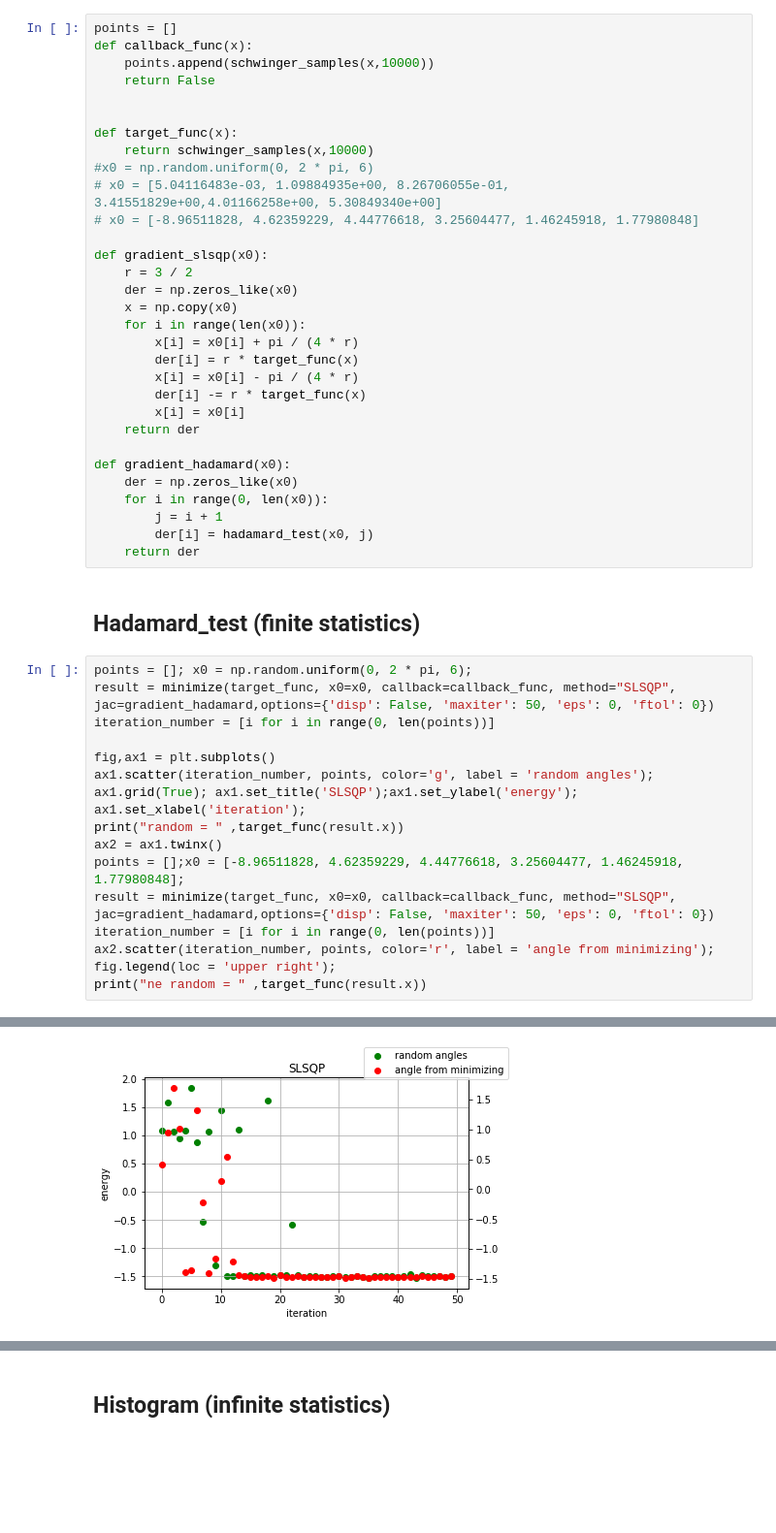
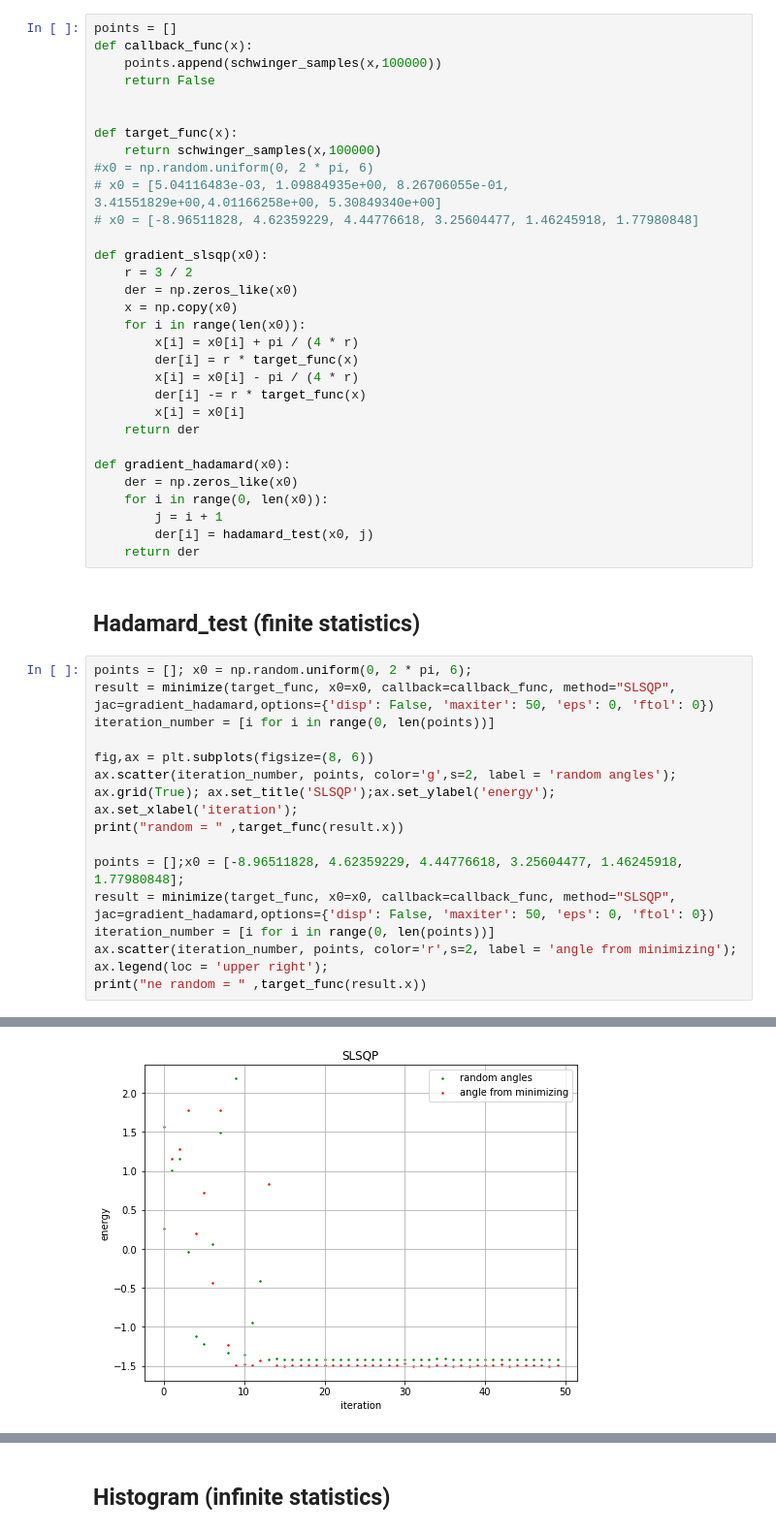
Before and after one commit to applevitya/vqe1, a Jupyter notebook: report_gradients.ipynb, the cells around one changed output, grey strips where cells are left out. Shown at 97% size. Drawn from its saved outputs; the diff is of its cells as text; blank space fills up the shorter version.

```diff
--- a/report_gradients.ipynb
+++ b/report_gradients.ipynb
@@ -10,12 +11,12 @@ from examples import energy,schwinger_samples
 # %%
 points = []
 def callback_func(x):
-    points.append(schwinger_samples(x,10000))
+    points.append(schwinger_samples(x,100000))
     return False
 
 
 def target_func(x):
-    return schwinger_samples(x,10000)
+    return schwinger_samples(x,100000)
 #x0 = np.random.uniform(0, 2 * pi, 6)
 # x0 = [5.04116483e-03, 1.09884935e+00, 8.26706055e-01, 3.41551829e+00,4.01166258e+00, 5.30849340e+00]
 # x0 = [-8.96511828, 4.62359229, 4.44776618, 3.25604477, 1.46245918, 1.77980848]
@@ -45,15 +46,15 @@ points = []; x0 = np.random.uniform(0, 2 * pi, 6);
 result = minimize(target_func, x0=x0, callback=callback_func, method="SLSQP", jac=gradient_hadamard,options={'disp': False, 'maxiter': 50, 'eps': 0, 'ftol': 0})
 iteration_number = [i for i in range(0, len(points))]
 
-fig,ax1 = plt.subplots()
-ax1.scatter(iteration_number, points, color='g', label = 'random angles');
-ax1.grid(True); ax1.set_title('SLSQP');ax1.set_ylabel('energy'); ax1.set_xlabel('iteration');
+fig,ax = plt.subplots(figsize=(8, 6))
+ax.scatter(iteration_number, points, color='g',s=2, label = 'random angles');
+ax.grid(True); ax.set_title('SLSQP');ax.set_ylabel('energy'); ax.set_xlabel('iteration');
 print("random = " ,target_func(result.x))
-ax2 = ax1.twinx()
+
 points = [];x0 = [-8.96511828, 4.62359229, 4.44776618, 3.25604477, 1.46245918, 1.77980848];
 result = minimize(target_func, x0=x0, callback=callback_func, method="SLSQP", jac=gradient_hadamard,options={'disp': False, 'maxiter': 50, 'eps': 0, 'ftol': 0})
 iteration_number = [i for i in range(0, len(points))]
-ax2.scatter(iteration_number, points, color='r', label = 'angle from minimizing');
-fig.legend(loc = 'upper right');
+ax.scatter(iteration_number, points, color='r',s=2, label = 'angle from minimizing');
+ax.legend(loc = 'upper right');
 print("ne random = " ,target_func(result.x))
 # %% [output]
@@ -62 +63 @@ ne random =  -1.5066
-[figure, old version]
+[figure, new version]
```
Also changed, not shown: parts of 4 cells of this notebook, 5 other files.
